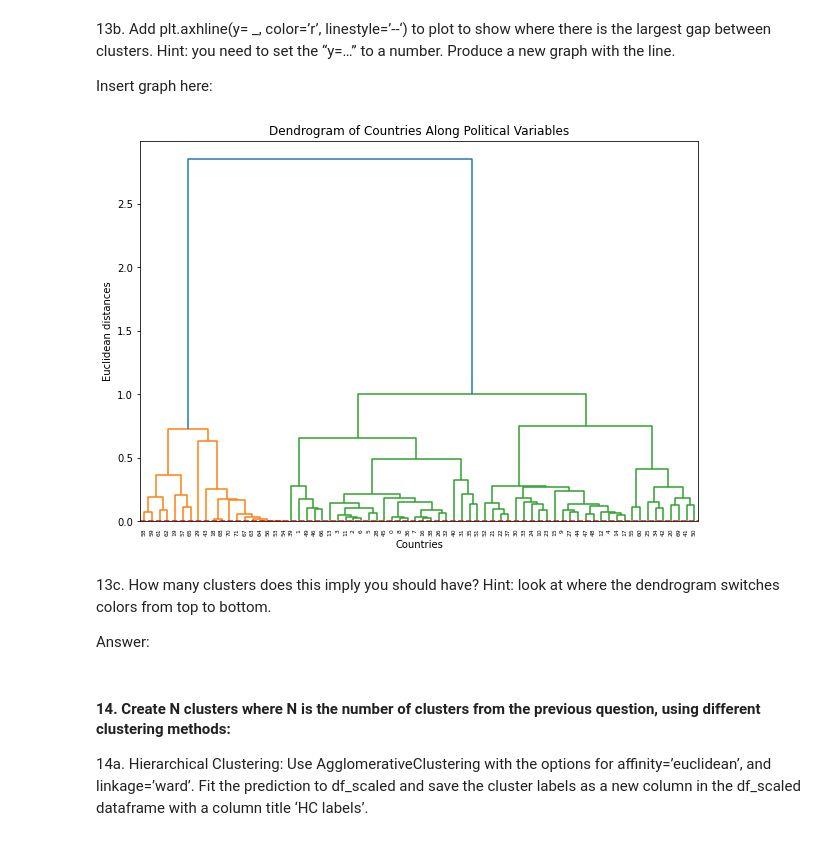
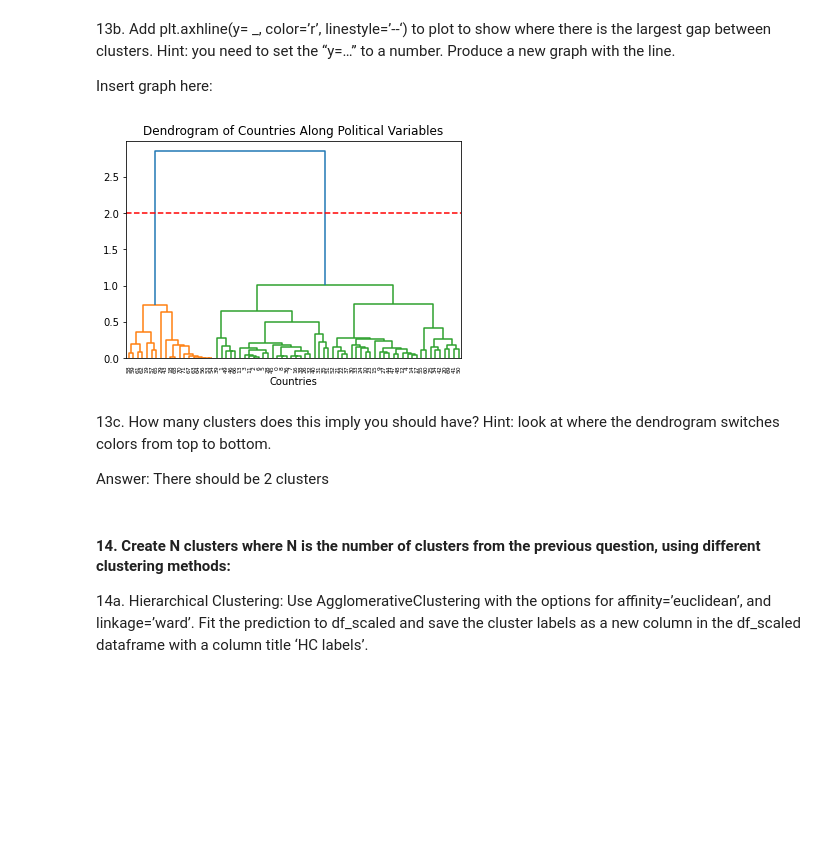
Before and after one commit to nadyatan21/ECON1620-Spring2024, a Jupyter notebook: HW2/HW2_2024.ipynb, the cells around one changed output. Saved outputs shown, nothing was run; the diff lists cells and outputs as text; code cells hidden in the pictures; blank space fills up the shorter version.

```diff
--- a/HW2/HW2_2024.ipynb
+++ b/HW2/HW2_2024.ipynb
@@ -336,29 +333,21 @@ show where there is the largest gap between clusters. Hint: you need to set the
 
 Insert graph here:
 # %%
-linkage_matrix = shc.linkage(df_scaled, method='ward')
-plt.figure(figsize=(10, 7))
-dendrogram = shc.dendrogram(linkage_matrix)
-largest_gap = 0
-for i in range(1, len(linkage_matrix)):
-    gap = linkage_matrix[i - 1, 2] - linkage_matrix[i, 2]
-    if gap > largest_gap:
-        largest_gap = gap
-        largest_gap_index = i
+clusters = shc.linkage(df_scaled,
+            method='ward')
+shc.dendrogram(clusters)
 plt.title('Dendrogram')
 plt.xlabel('Countries')
-plt.ylabel('Euclidean distances')
+plt.axhline(y=2,color='r',linestyle='--')
 plt.title('Dendrogram of Countries Along Political Variables')
-
-plt.axhline(y=largest_gap, color='r', linestyle='--')
 plt.show()
 # %% [output]
-[figure, old version]
+[figure, new version]
 # %% [markdown]
 13c. How many clusters does this imply you should have? Hint: look at where the
 dendrogram switches colors from top to bottom.
 
-Answer:
+Answer: There should be 2 clusters
 # %% [markdown]
 #### 14. Create N clusters where N is the number of clusters from the previous question, using different clustering methods:
 14a.  Hierarchical Clustering: Use AgglomerativeClustering with the options for
```
Also changed, not shown: parts of 19 cells of this notebook.
